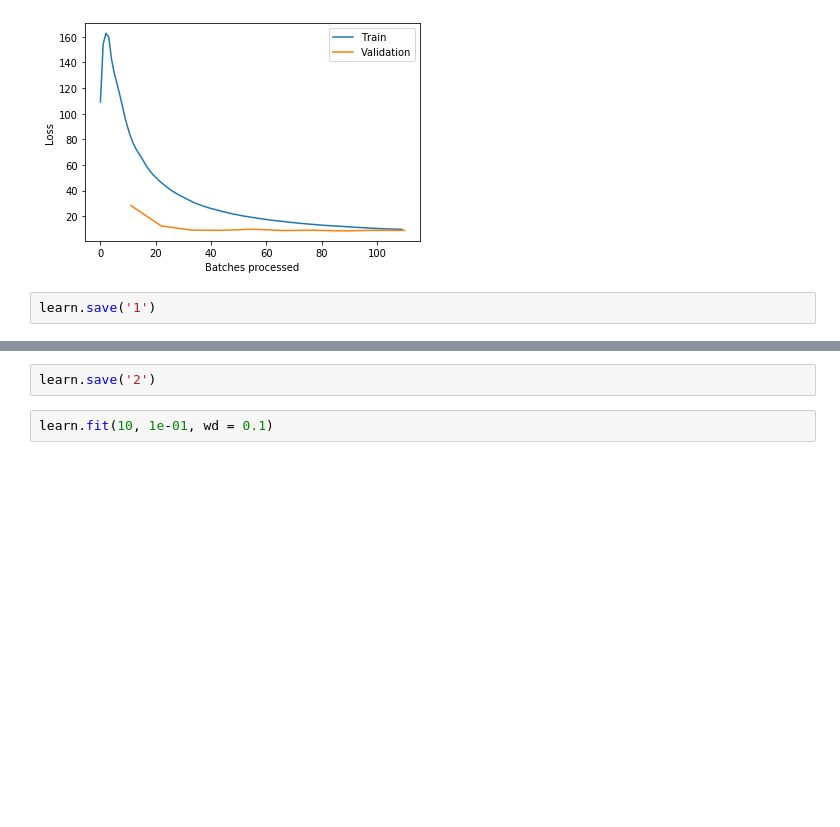
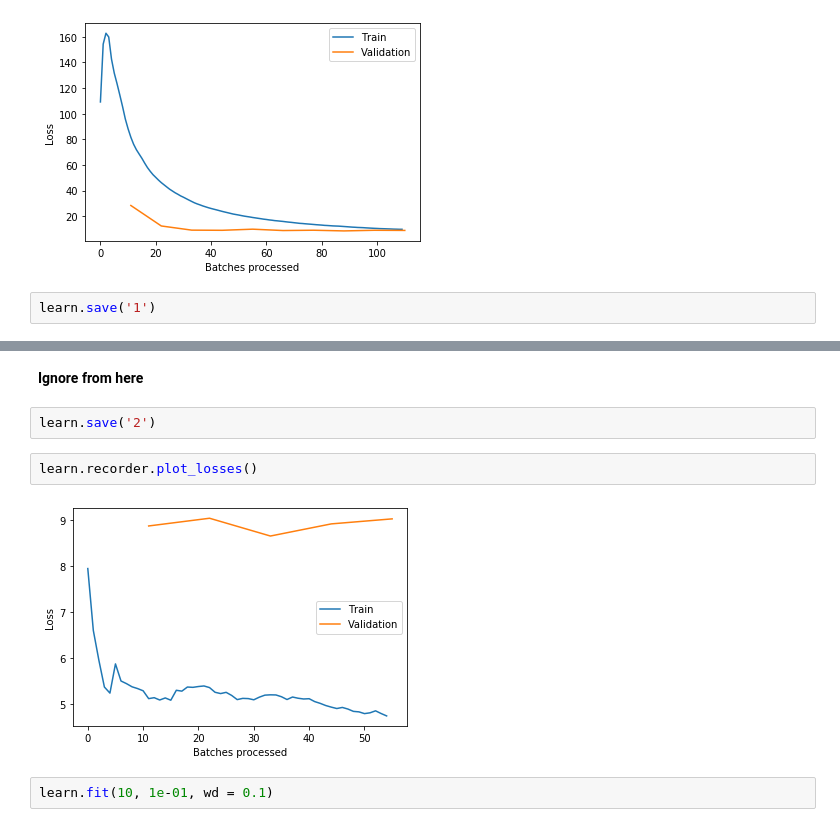
Before and after one commit to OmdenaAI/wfpdisrel, a Jupyter notebook: #task3-model/model-b-c-nn/model-b-nn-pytorch/fastai_tabular_model_wfp.ipynb, the cells around one changed output, grey strips where cells are left out. Saved outputs shown, nothing was run; the diff lists cells and outputs as text; blank space fills up the shorter version.

```diff
--- a/#task3-model/model-b-c-nn/model-b-nn-pytorch/fastai_tabular_model_wfp.ipynb
+++ b/#task3-model/model-b-c-nn/model-b-nn-pytorch/fastai_tabular_model_wfp.ipynb
@@ -236,5 +236,11 @@ learn.fit_one_cycle(5, 1e-02)
+# %% [markdown]
+**************Ignore from here**************
 # %%
 learn.save('2')
+# %%
+learn.recorder.plot_losses()
+# %% [output]
+[figure, added]
 # %%
 learn.fit(10, 1e-01, wd = 0.1)
 # %% [output]
```
Also changed, not shown: parts of 1 cell of this notebook.
